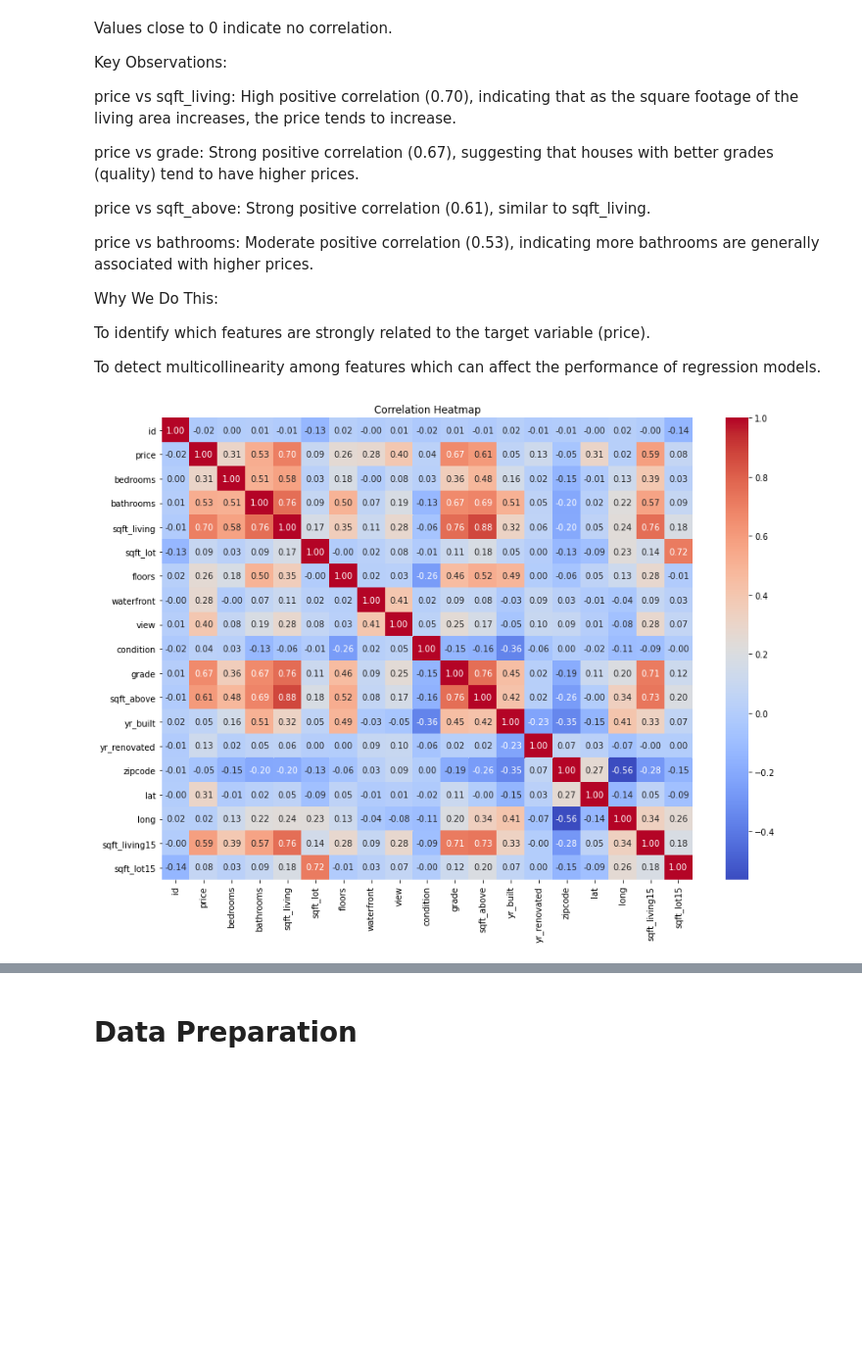
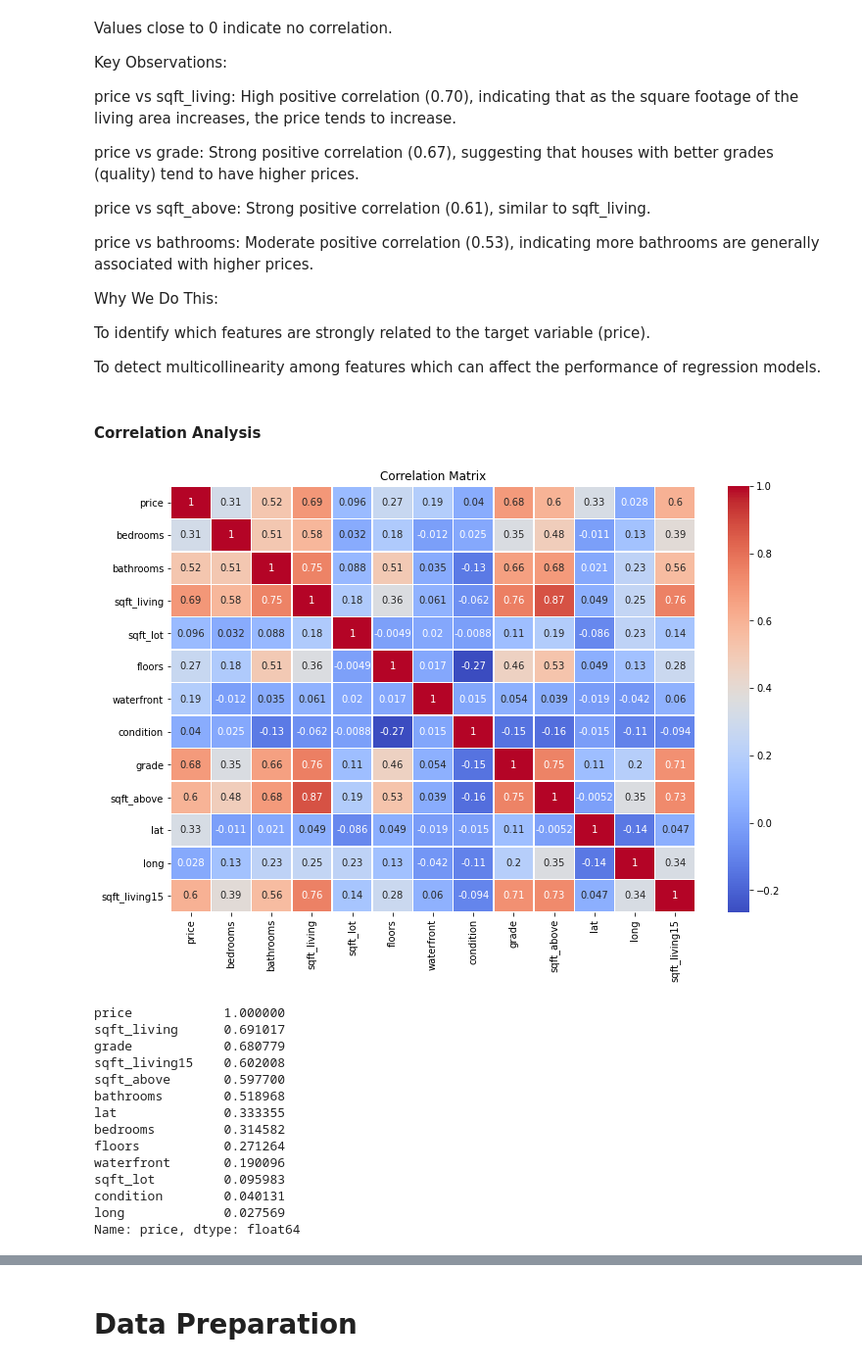
Before and after one commit to geomwangi007/Group18_Phase2_Project, a Jupyter notebook: Personal_notebooks/Maureen.ipynb, the cells around one changed output, grey strips where cells are left out. Shown at 98% size. Drawn from its saved outputs; the diff is of its cells as text; code cells hidden in the pictures; blank space fills up the shorter version.

```diff
--- a/Personal_notebooks/Maureen.ipynb
+++ b/Personal_notebooks/Maureen.ipynb
@@ -198,11 +202,33 @@ Why We Do This:
 To identify which features are strongly related to the target variable (price).
 
 To detect multicollinearity among features which can affect the performance of regression models.
-# %%
-plt.figure(figsize=(14, 10))
-corr_matrix = kc_house_data.corr()
-sns.heatmap(corr_matrix, annot=True, cmap='coolwarm', fmt='.2f')
-plt.title('Correlation Heatmap')
-plt.show()
-# %% [output]
-[figure, removed]
+# %% [markdown]
+#### Correlation Analysis
+# %%
+# Calculate correlation matrix
+correlation_matrix = kc_house_data.corr()
+
+# Visualize the correlation matrix
+plt.figure(figsize=(12, 8))
+sns.heatmap(correlation_matrix, annot=True, cmap='coolwarm', linewidths=0.5)
+plt.title('Correlation Matrix')
+plt.show()
+
+# Display the correlation with the target variable (price)
+print(correlation_matrix['price'].sort_values(ascending=False))
+# %% [output]
+[figure, added]
+price            1.000000
+sqft_living      0.691017
+grade            0.680779
+sqft_living15    0.602008
+sqft_above       0.597700
+bathrooms        0.518968
+lat              0.333355
+bedrooms         0.314582
+floors           0.271264
+waterfront       0.190096
+sqft_lot         0.095983
+condition        0.040131
+long             0.027569
+Name: price, dtype: float64
```
Also changed, not shown: parts of 18 cells of this notebook.
